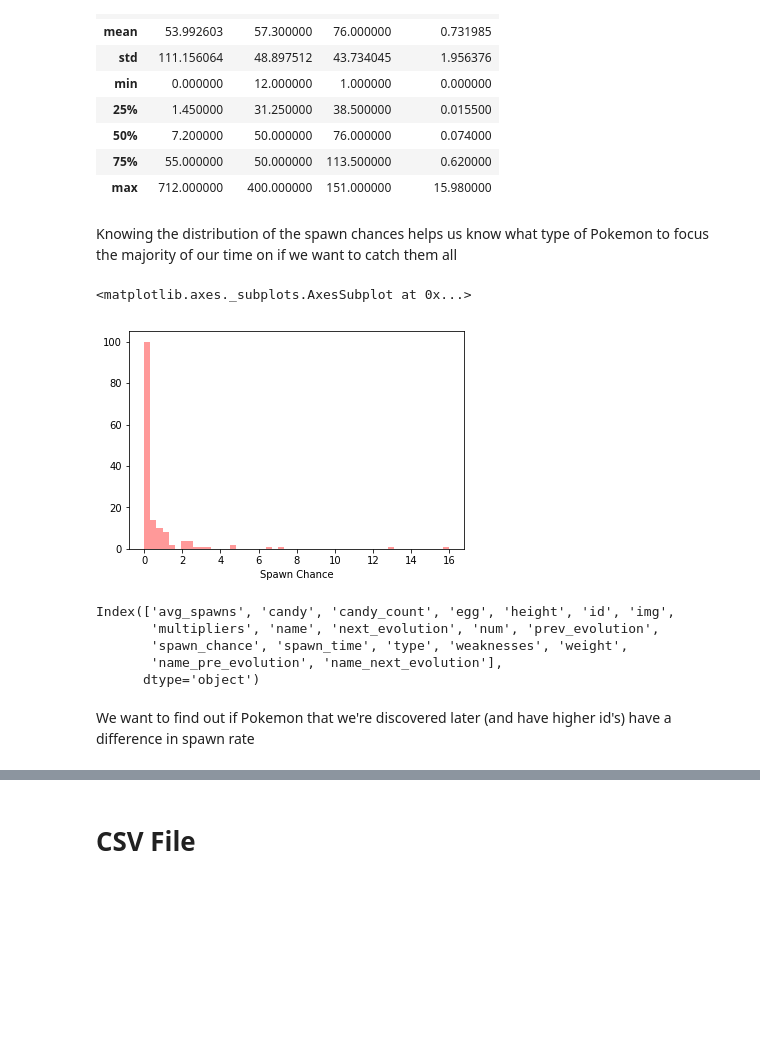
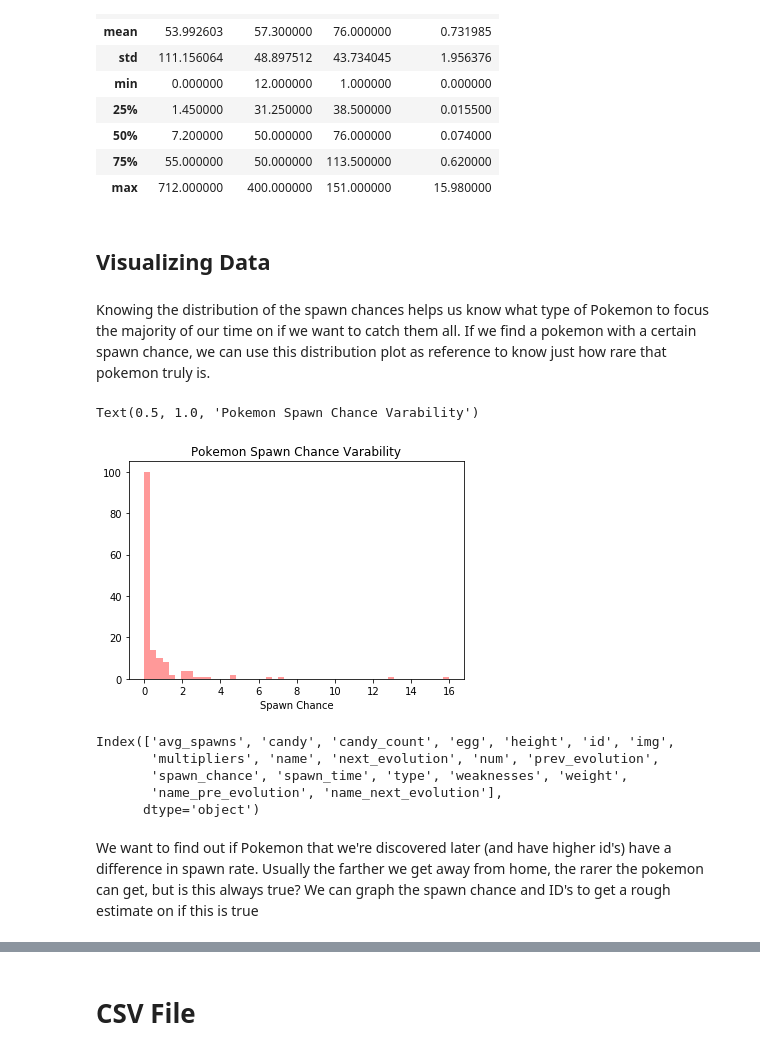
Before and after one commit to zachary-child/Machine-Learning-Homework, a Jupyter notebook: Homework_1.ipynb, the cells around one changed output, grey strips where cells are left out. Drawn from its saved outputs; the diff is of its cells as text; code cells hidden in the pictures; blank space fills up the shorter version.

```diff
--- a/Homework_1.ipynb
+++ b/Homework_1.ipynb
@@ -325,14 +329,16 @@ pokemon_gen2.describe()
 | 50% | 7.200000 | 50.000000 | 76.000000 | 0.074000 |
 | 75% | 55.000000 | 50.000000 | 113.500000 | 0.620000 |
 | max | 712.000000 | 400.000000 | 151.000000 | 15.980000 |
+# %% [markdown]
+## Visualizing Data
 # %% [markdown]
-Knowing the distribution of the spawn chances helps us know what type of Pokemon to
-focus the majority of our time on if we want to catch them all
+Knowing the distribution of the spawn chances helps us know what type of Pokemon to focus the majority of our time on if we want to catch them all. If we find a pokemon with a certain spawn chance, we can use this distribution plot as reference to know just how rare that pokemon truly is.
 # %%
 sns.distplot(pokemon_gen['spawn_chance'], kde=False,color="r",axlabel='Spawn Chance')
+plt.title('Pokemon Spawn Chance Varability')
 # %% [output]
-<matplotlib.axes._subplots.AxesSubplot at 0x...>
+Text(0.5, 1.0, 'Pokemon Spawn Chance Varability')
-[figure, old version]
+[figure, new version]
 # %%
 pokemon_gen.columns
 # %% [output]
@@ -343,5 +349,5 @@ Index(['avg_spawns', 'candy', 'candy_count', 'egg', 'height', 'id', 'img',
       dtype='object')
 # %% [markdown]
 We want to find out if Pokemon that we're discovered later (and have higher id's) have a
-difference in spawn rate
+difference in spawn rate. Usually the farther we get away from home, the rarer the pokemon can get, but is this always true? We can graph the spawn chance and ID's to get a rough estimate on if this is true
 # %%
```
Also changed, not shown: parts of 29 cells of this notebook.
